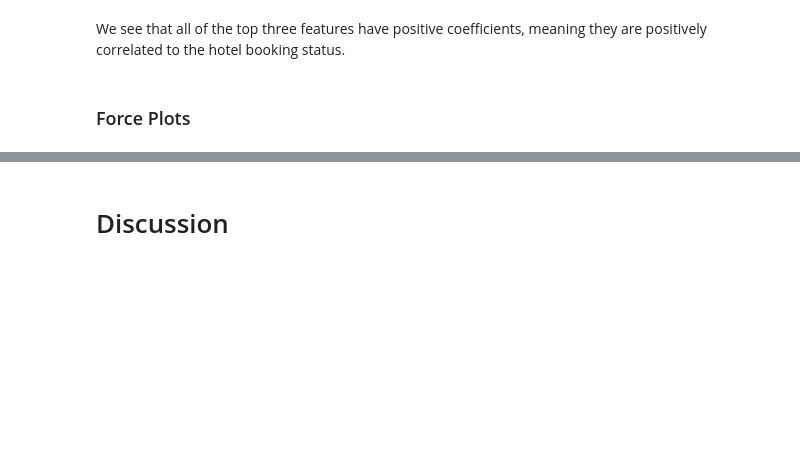
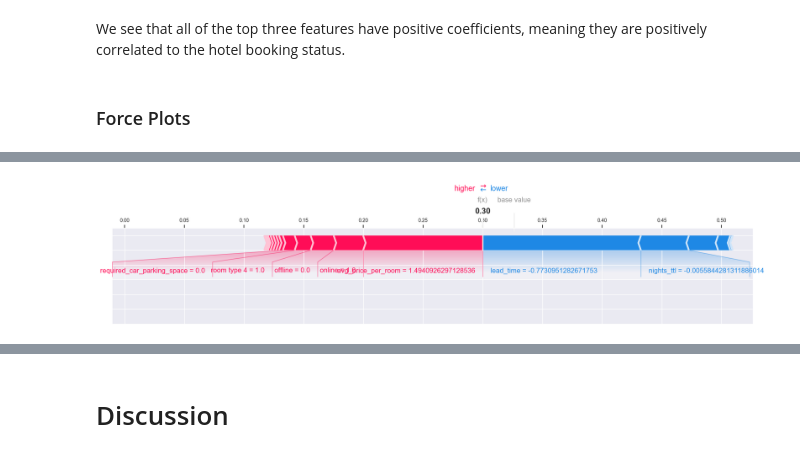
Before and after one commit to jh22d/BookedUp, a Jupyter notebook: Final_Project.ipynb, the cells around one changed output, grey strips where cells are left out. Saved outputs shown, nothing was run; the diff lists cells and outputs as text; code cells hidden in the pictures; blank space fills up the shorter version.

Commit message:
add force plots

```diff
--- a/Final_Project.ipynb
+++ b/Final_Project.ipynb
@@ -632,10 +674,12 @@ shap_values = explainer.shap_values(X_enc_df)
 # %%
 shap.force_plot(
     explainer.expected_value[1],
     shap_values[1][50, :],
     X_enc_df.iloc[50, :],
-    matplotlib=True,
+    matplotlib=True
 )
+# %% [output]
+[figure, added]
 # %%
 shap.force_plot(
     explainer.expected_value[1],
```
Also changed, not shown: parts of 20 cells of this notebook, 3 other files.
